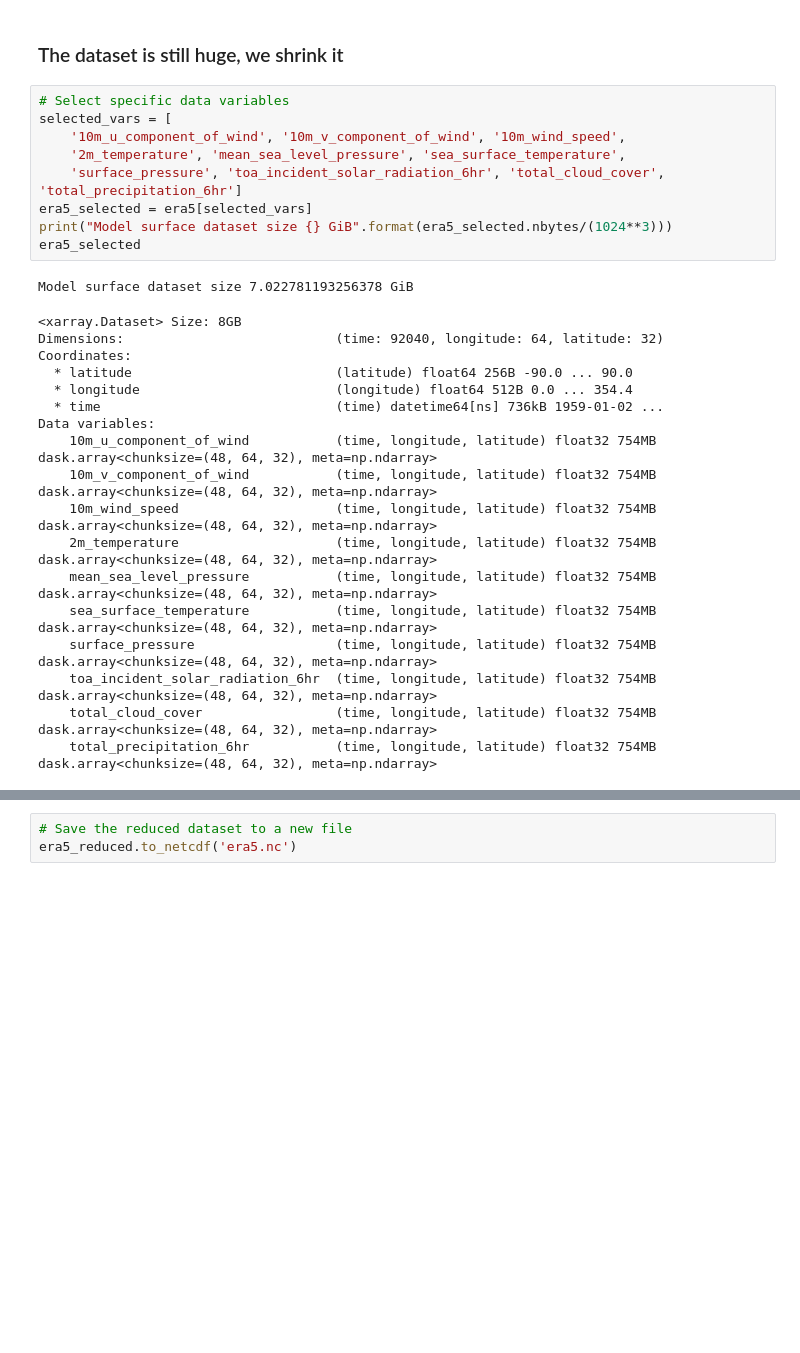
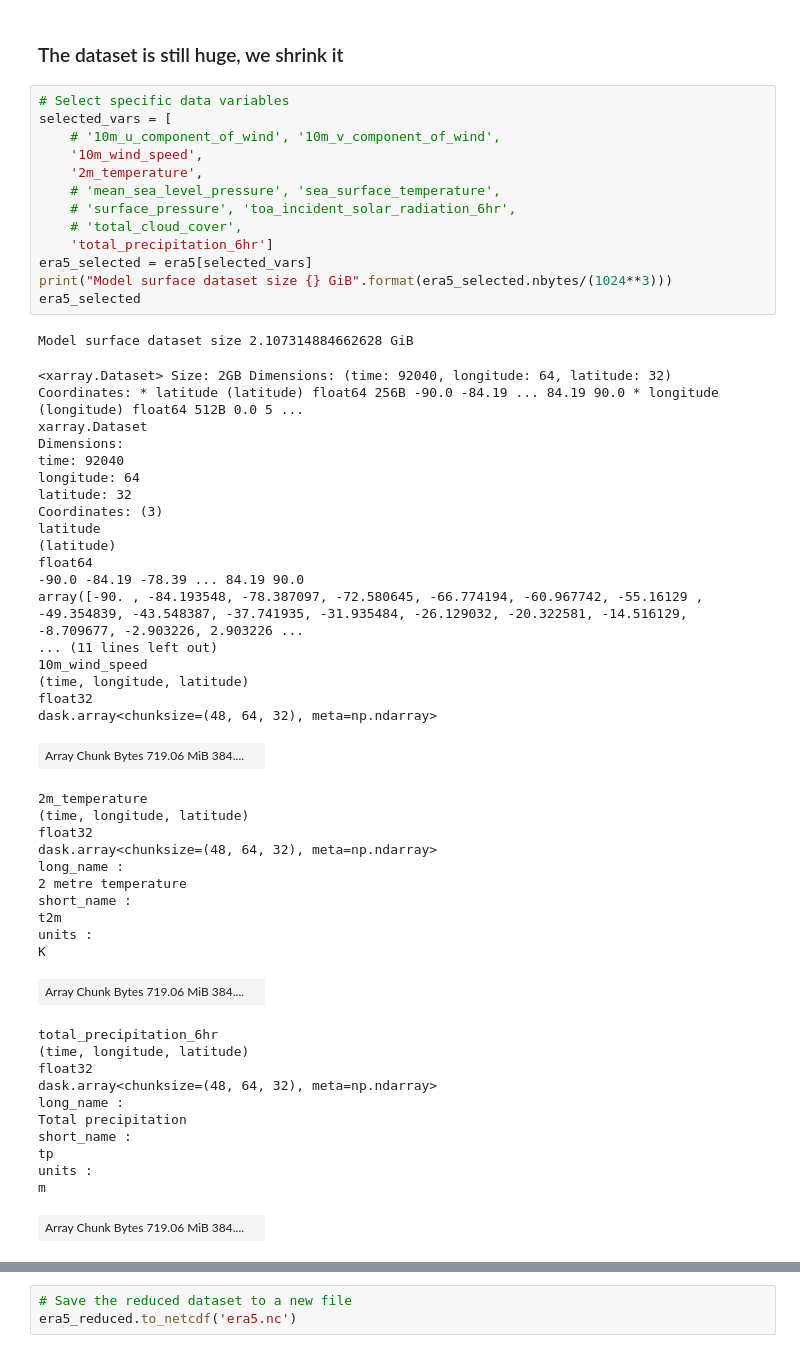
Before and after one commit to ArturKKK/graphcast-lite, a Jupyter notebook: data/data_process.ipynb, the cells around one changed output, grey strips where cells are left out. Saved outputs shown, nothing was run; the diff lists cells and outputs as text; blank space fills up the shorter version.

Commit message:
add data loading pt. 1

```diff
--- a/data/data_process.ipynb
+++ b/data/data_process.ipynb
@@ -34,28 +35,55 @@ Data variables: (12/38)
 # %%
 # Select specific data variables
 selected_vars = [
-    '10m_u_component_of_wind', '10m_v_component_of_wind', '10m_wind_speed',
-    '2m_temperature', 'mean_sea_level_pressure', 'sea_surface_temperature',
-    'surface_pressure', 'toa_incident_solar_radiation_6hr', 'total_cloud_cover', 'total_precipitation_6hr']
+    # '10m_u_component_of_wind', '10m_v_component_of_wind',
+    '10m_wind_speed',
+    '2m_temperature',
+    # 'mean_sea_level_pressure', 'sea_surface_temperature',
+    # 'surface_pressure', 'toa_incident_solar_radiation_6hr',
+    # 'total_cloud_cover',
+    'total_precipitation_6hr']
 era5_selected = era5[selected_vars]
 print("Model surface dataset size {} GiB".format(era5_selected.nbytes/(1024**3)))
 era5_selected
 # %% [output]
-Model surface dataset size 7.022781193256378 GiB
+Model surface dataset size 2.107314884662628 GiB
-<xarray.Dataset> Size: 8GB
-Dimensions:                           (time: 92040, longitude: 64, latitude: 32)
-Coordinates:
-  * latitude                          (latitude) float64 256B -90.0 ... 90.0
-  * longitude                         (longitude) float64 512B 0.0 ... 354.4
-  * time                              (time) datetime64[ns] 736kB 1959-01-02 ...
-Data variables:
-    10m_u_component_of_wind           (time, longitude, latitude) float32 754MB dask.array<chunksize=(48, 64, 32), meta=np.ndarray>
-    10m_v_component_of_wind           (time, longitude, latitude) float32 754MB dask.array<chunksize=(48, 64, 32), meta=np.ndarray>
-    10m_wind_speed                    (time, longitude, latitude) float32 754MB dask.array<chunksize=(48, 64, 32), meta=np.ndarray>
-    2m_temperature                    (time, longitude, latitude) float32 754MB dask.array<chunksize=(48, 64, 32), meta=np.ndarray>
-    mean_sea_level_pressure           (time, longitude, latitude) float32 754MB dask.array<chunksize=(48, 64, 32), meta=np.ndarray>
-    sea_surface_temperature           (time, longitude, latitude) float32 754MB dask.array<chunksize=(48, 64, 32), meta=np.ndarray>
-    surface_pressure                  (time, longitude, latitude) float32 754MB dask.array<chunksize=(48, 64, 32), meta=np.ndarray>
-    toa_incident_solar_radiation_6hr  (time, longitude, latitude) float32 754MB dask.array<chunksize=(48, 64, 32), meta=np.ndarray>
-    total_cloud_cover                 (time, longitude, latitude) float32 754MB dask.array<chunksize=(48, 64, 32), meta=np.ndarray>
-    total_precipitation_6hr           (time, longitude, latitude) float32 754MB dask.array<chunksize=(48, 64, 32), meta=np.ndarray>
+<xarray.Dataset> Size: 2GB Dimensions: (time: 92040, longitude: 64, latitude: 32) Coordinates: * latitude (latitude) float64 256B -90.0 -84.19 ... 84.19 90.0 * longitude (longitude) float64 512B 0.0 5 ...
+xarray.Dataset
+Dimensions:
+time: 92040
+longitude: 64
+latitude: 32
+Coordinates: (3)
+latitude
+(latitude)
+float64
+-90.0 -84.19 -78.39 ... 84.19 90.0
+array([-90. , -84.193548, -78.387097, -72.580645, -66.774194, -60.967742, -55.16129 , -49.354839, -43.548387, -37.741935, -31.935484, -26.129032, -20.322581, -14.516129, -8.709677, -2.903226, 2.903226 ...
+... (11 lines left out)
+10m_wind_speed
+(time, longitude, latitude)
+float32
+dask.array<chunksize=(48, 64, 32), meta=np.ndarray>
+| Array Chunk Bytes 719.06 MiB 384.... |  |
+2m_temperature
+(time, longitude, latitude)
+float32
+dask.array<chunksize=(48, 64, 32), meta=np.ndarray>
+long_name :
+2 metre temperature
+short_name :
+t2m
+units :
+K
+| Array Chunk Bytes 719.06 MiB 384.... |  |
+total_precipitation_6hr
+(time, longitude, latitude)
+float32
+dask.array<chunksize=(48, 64, 32), meta=np.ndarray>
+long_name :
+Total precipitation
+short_name :
+tp
+units :
+m
+| Array Chunk Bytes 719.06 MiB 384.... |  |
```
Also changed, not shown: parts of 6 cells of this notebook, 4 other files.
